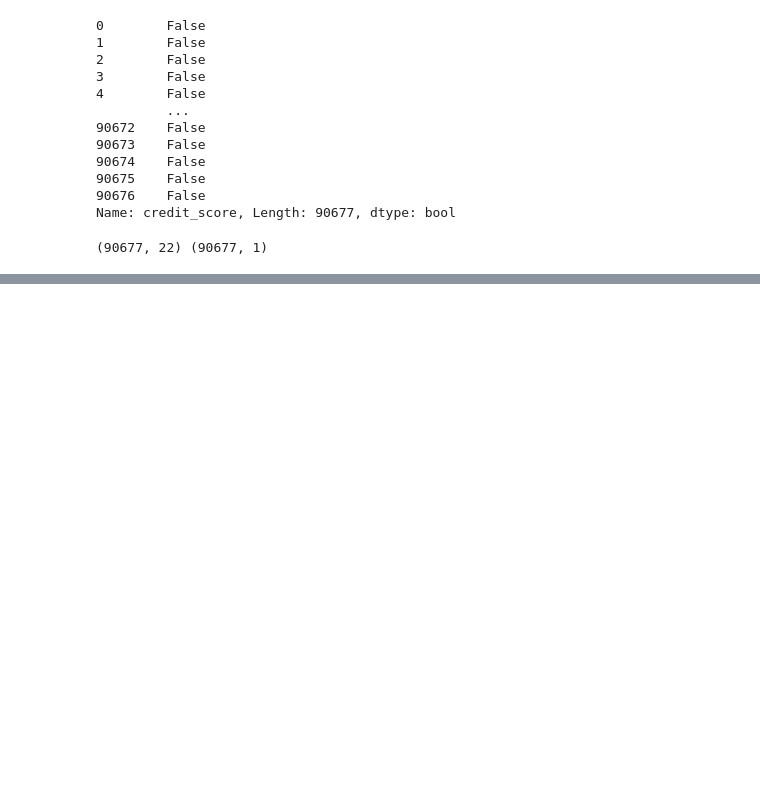
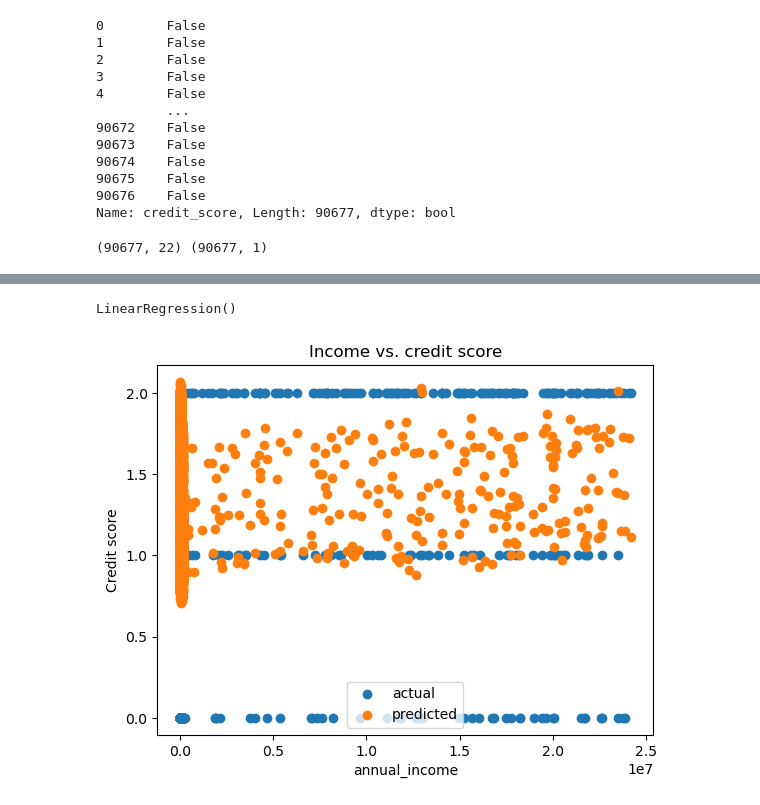
Before and after one commit to woodpecker2100/machine-learning-project, a Jupyter notebook: ML_analysis.ipynb, the cells around one changed output, grey strips where cells are left out. Drawn from its saved outputs; the diff is of its cells as text; code cells hidden in the pictures; blank space fills up the shorter version.

Commit message:
includes plots

```diff
--- a/ML_analysis.ipynb
+++ b/ML_analysis.ipynb
@@ -79,0 +80,33 @@ Testing Score: 0.12684683756179205
+# %%
+# Create a StandardScater model and fit to the training data
+
+from sklearn.preprocessing import StandardScaler
+X_scaler = StandardScaler().fit(X_train)
+y_scaler = StandardScaler().fit(y_train)
+
+# Use the X_scaler/y_scaler to transform
+X_train_scaled = X_scaler.transform(X_train)
+X_test_scaled = X_scaler.transform(X_test)
+y_train_scaled = y_scaler.transform(y_train)
+y_test_scaled = y_scaler.transform(y_test)
+# %%
+from sklearn.linear_model import LinearRegression
+model = LinearRegression()
+model.fit(X_train_scaled, y_train_scaled)
+# %% [output]
+LinearRegression()
+# %%
+X2 = X_test["annual_income"]
+
+plt.scatter(X2, y_test, label="actual")
+plt.scatter(X2, y_scaler.inverse_transform(model.predict(X_test_scaled)), label= "predicted")
+
+plt.legend()
+
+plt.xlabel("annual_income")
+plt.ylabel("Credit score")
+plt.title("Income vs. credit score")
+
+# plt.savefig("Resources/IncomeVsCredit_score.png", bbox_inches='tight')
+# %% [output]
+[figure, added]
```
Also changed, not shown: parts of 4 cells of this notebook.
